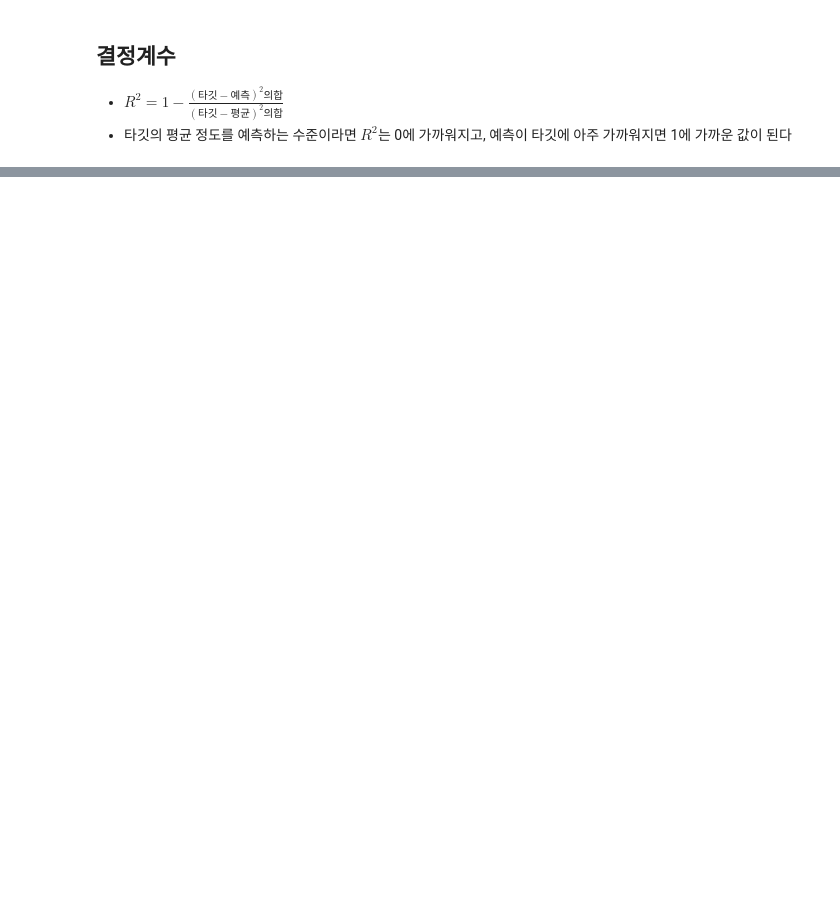
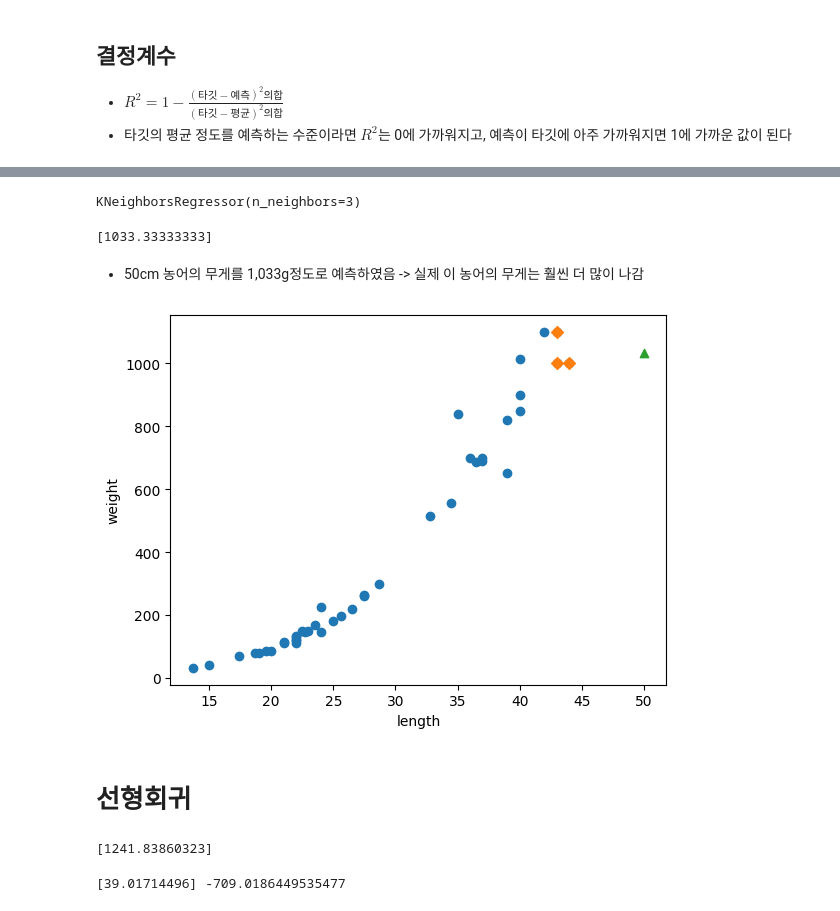
Before and after one commit to songchanho97/TIL, a Jupyter notebook: Regression.ipynb, the cells around one changed output, grey strips where cells are left out. Drawn from its saved outputs; the diff is of its cells as text; code cells hidden in the pictures; blank space fills up the shorter version.

```diff
--- a/Regression.ipynb
+++ b/Regression.ipynb
@@ -68,0 +99,61 @@ print(mae)
+# %%
+from sklearn.model_selection import train_test_split
+
+# 훈련 세트와 테스트 세트로 나누기
+train_input, test_input, train_target, test_target = train_test_split(
+    perch_length, perch_weight, random_state = 42)
+
+train_input = train_input.reshape(-1,1)
+test_input = test_input.reshape(-1,1)
+# %%
+from sklearn.neighbors import KNeighborsRegressor
+
+knr = KNeighborsRegressor(n_neighbors=3)
+
+# k-최근접 이웃 회귀 모델을 훈련
+knr.fit(train_input, train_target)
+# %% [output]
+KNeighborsRegressor(n_neighbors=3)
+# %%
+print(knr.predict([[50]]))
+# %% [output]
+[1033.33333333]
+# %% [markdown]
+- 50cm 농어의 무게를 1,033g정도로 예측하였음 -> 실제 이 농어의 무게는 훨씬 더 많이 나감
+# %%
+import matplotlib.pyplot as plt
+
+# 50cm 농어의 이웃을 구합니다.
+distance, indexes = knr.kneighbors([[50]])
+
+# 훈련 세트의 산점도 그리기
+plt.scatter(train_input, train_target)
+
+# 훈련 세트 중에서 이웃 샘플만 그리기
+plt.scatter(train_input[indexes], train_target[indexes], marker='D')
+
+# 50cm 농어 데이터
+plt.scatter(50,1033,marker='^')
+plt.xlabel('length')
+plt.ylabel('weight')
+plt.show()
+# %% [output]
+[figure, added]
+# %% [markdown]
+# 선형회귀
+# %%
+from sklearn.linear_model import LinearRegression
+# 모델 객체 생성
+lr = LinearRegression()
+
+# 선형 회귀 모델 훈련
+lr.fit(train_input, train_target)
+
+# 50cm 농어에 대해 예측
+print(lr.predict([[50]]))
+# %% [output]
+[1241.83860323]
+# %%
+print(lr.coef_, lr.intercept_)
+# %% [output]
+[39.01714496] -709.0186449535477
```
Also changed, not shown: parts of 8 cells of this notebook.
